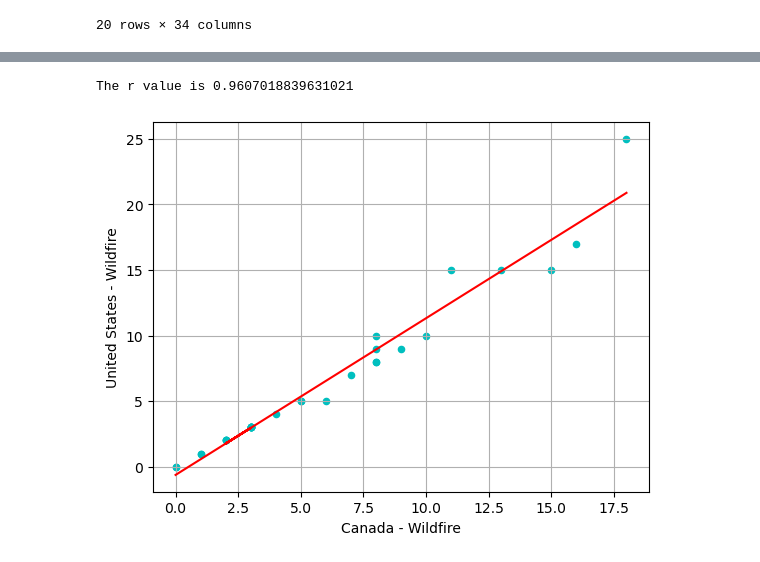
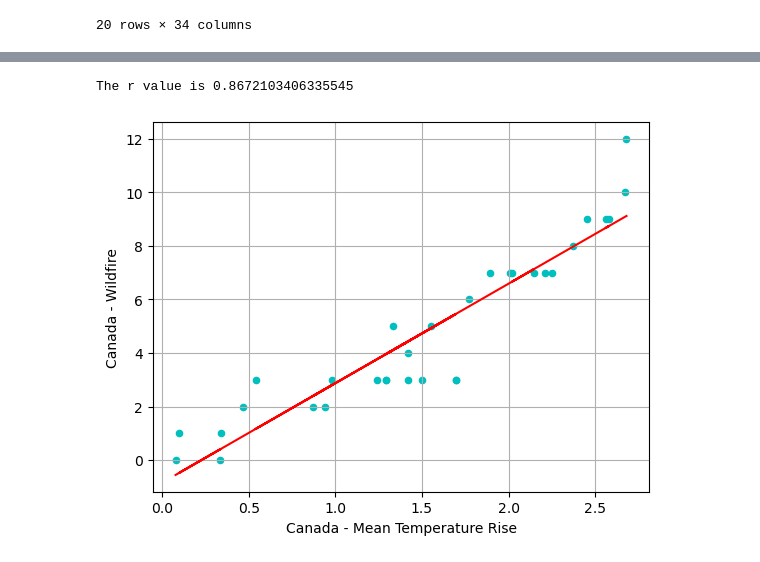
Before and after one commit to vivsarraf/Global-Warming, a Jupyter notebook: WeatherPatterns.ipynb, the cells around one changed output, grey strips where cells are left out. Drawn from its saved outputs; the diff is of its cells as text; code cells hidden in the pictures.

```diff
--- a/WeatherPatterns.ipynb
+++ b/WeatherPatterns.ipynb
@@ -17,6 +17,8 @@ pd.options.mode.copy_on_write = True
 # %%
 # Save path to the data set as a variable.
 data_file = Path("Resources/Natural_Disasters.csv")
+Temperature_file = Path("Resources/Temperature.csv")
+Temperature_corelate = Path("Resources/Natural_Disasters1.csv")
 
 # Read our data file with the Pandas library
 natural_disasters_df = pd.read_csv(data_file)
@@ -225,0 +238,8 @@ country_df
+# %%
+
+#merge_df = pd.merge(country_df, Temperature_df, on=['Country_Disasters'], how='inner')
+
+#merge_df.head(20)
+# Read our data file with the Pandas library
+Temperature_disasters_df = pd.read_csv(Temperature_corelate)
+Temperature_disasters_df
@@ -226,18 +265,19 @@ country_df
 # %%
-country_df.plot(x='Canada - Wildfire', y='United States - Wildfire', kind = 'scatter',
+Temperature_disasters_df.plot(x='Canada - Mean Temperature Rise', y='Canada - Wildfire', kind = 'scatter',
            marker='o', color ='c',grid=True)
 
-x_values = country_df['Canada - Wildfire']
-y_values = country_df['United States - Wildfire']
+x_values = Temperature_disasters_df['Canada - Mean Temperature Rise']
+y_values = Temperature_disasters_df['Canada - Wildfire']
 (slope, intercept, rvalue, pvalue, stderr) = stats.linregress(x_values, y_values)
 regress_values = x_values * slope + intercept
 line_eq = "y = " + str(round(slope,6)) + "x +" + str(round(intercept,6))
 
 plt.plot(x_values,regress_values,color='r')
-plt.annotate(line_eq,(80000,30000),fontsize=10,color="r")
+plt.annotate(line_eq,(1000,55),fontsize=10,color="r")
+#plt.annotate(line_eq,(80000,30000),fontsize=10,color="r")
 #plt.savefig("Images/GDP_Medical_doctors_scatter.png")
 print(f"The r value is {rvalue**2}")
 # %% [output]
-The r value is 0.9607018839631021
+The r value is 0.8672103406335545
-[figure, old version]
+[figure, new version]
 # %%
```
Also changed, not shown: parts of 8 cells of this notebook, 5 other files.
